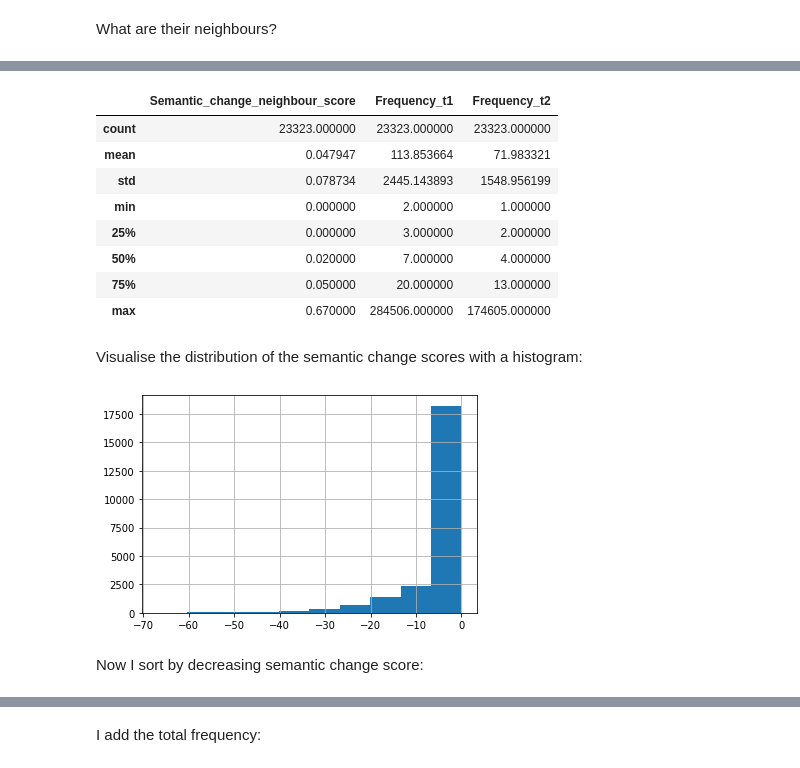
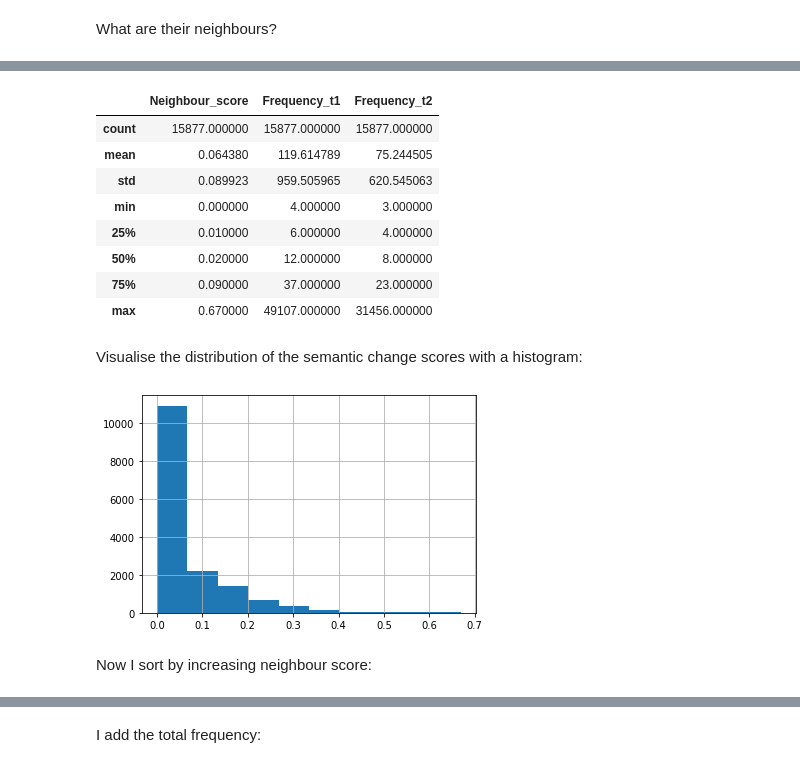
Before and after one commit to BarbaraMcG/darwin-semantic-change, a Jupyter notebook: Semantic_change_Darwin_BMcG.ipynb, the cells around one changed output, grey strips where cells are left out. Cells and saved outputs as stored; diff of their text form; code cells hidden in the pictures.

```diff
--- a/Semantic_change_Darwin_BMcG.ipynb
+++ b/Semantic_change_Darwin_BMcG.ipynb
@@ -1444,4 +1523,6 @@ I apply this to model1 and model2 but for all words (not just those with frequen
 # %%
-word2neighbours1 = extract_neighbours(model1, model1.wv.index_to_key)
-word2neighbours2 = extract_neighbours(model2, model2.wv.index_to_key)
+#word2neighbours1 = extract_neighbours(model1, model1.wv.index_to_key)
+word2neighbours1 = extract_neighbours(model1, vocab1_filtered, 100)
+#word2neighbours2 = extract_neighbours(model2, model2.wv.index_to_key)
+word2neighbours2 = extract_neighbours(model2, vocab2_filtered, 100)
 # %% [output]
@@ -1467,9 +1548,8 @@ For every word in the intersection between the two vcabularies, compare its neig
 NB This is different from the formula in Gonen et al. (2020), who take the negative of the overlap.
 # %%
-vocab_12 = list(set(model1.wv.index_to_key) & set(model2.wv.index_to_key))
+#vocab_12 = list(set(model1.wv.index_to_key) & set(model2.wv.index_to_key))
 w2sc = dict()
-for w in vocab_12:
-  #sc = -len(list(set(word2neighbours1[w]) & set(word2neighbours2[w])))
+for w in vocab_filtered:
   sc = len(list(set(word2neighbours1[w]) & set(word2neighbours2[w])))/100
   w2sc[w] = sc
 # %% [markdown]
@@ -1498,6 +1571,6 @@ w2sc_sorted
 # %% [markdown]
 What are the most changed words?
 # %%
-top_changed = [i[0] for i in w2sc_sorted][:50]
+top_changed = [i[0] for i in w2sc_sorted][:20]
 top_changed
 # %% [output]
@@ -1546,21 +1622,21 @@ Secret
 # %%
-semantic_change_neighbours_df = pd.DataFrame(([w, w2sc[w], model1.wv.get_vecattr(w, "count") , model2.wv.get_vecattr(w, "count") ] for w in vocab_12), columns = ('Word', 'Semantic_change_neighbour_score', "Frequency_t1", "Frequency_t2"))
-semantic_change_neighbours_df.describe()
+neighbours_df = pd.DataFrame(([w, w2sc[w], model1.wv.get_vecattr(w, "count") , model2.wv.get_vecattr(w, "count") ] for w in vocab_filtered), columns = ('Word', 'Neighbour_score', "Frequency_t1", "Frequency_t2"))
+neighbours_df.describe()
 # %% [output]
-|  | Semantic_change_neighbour_score | Frequency_t1 | Frequency_t2 |
-| count | 23323.000000 | 23323.000000 | 23323.000000 |
-| mean | 0.047947 | 113.853664 | 71.983321 |
-| std | 0.078734 | 2445.143893 | 1548.956199 |
-| min | 0.000000 | 2.000000 | 1.000000 |
-| 25% | 0.000000 | 3.000000 | 2.000000 |
-| 50% | 0.020000 | 7.000000 | 4.000000 |
-| 75% | 0.050000 | 20.000000 | 13.000000 |
-| max | 0.670000 | 284506.000000 | 174605.000000 |
+|  | Neighbour_score | Frequency_t1 | Frequency_t2 |
+| count | 15877.000000 | 15877.000000 | 15877.000000 |
+| mean | 0.064380 | 119.614789 | 75.244505 |
+| std | 0.089923 | 959.505965 | 620.545063 |
+| min | 0.000000 | 4.000000 | 3.000000 |
+| 25% | 0.010000 | 6.000000 | 4.000000 |
+| 50% | 0.020000 | 12.000000 | 8.000000 |
+| 75% | 0.090000 | 37.000000 | 23.000000 |
+| max | 0.670000 | 49107.000000 | 31456.000000 |
 # %% [markdown]
 Visualise the distribution of the semantic change scores with a histogram:
 # %%
-hist = semantic_change_neighbours_df['Semantic_change_neighbour_score'].hist()
+hist = neighbours_df['Neighbour_score'].hist()
 # %% [output]
-[figure, old version]
+[figure, new version]
 # %% [markdown]
-Now I sort by decreasing semantic change score:
+Now I sort by increasing neighbour score:
```
Also changed, not shown: parts of 143 cells of this notebook.
